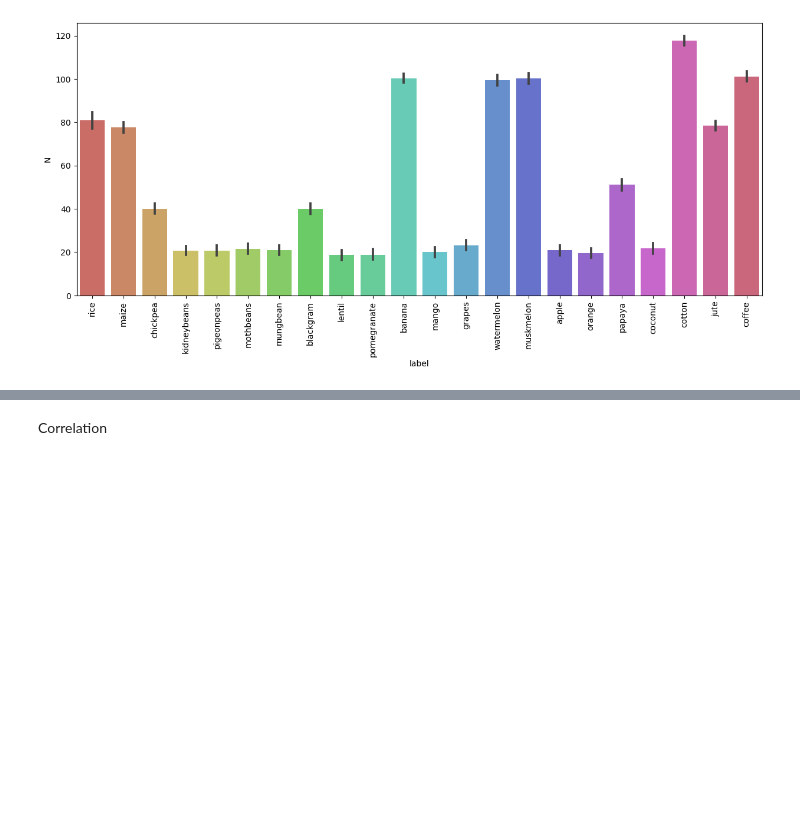
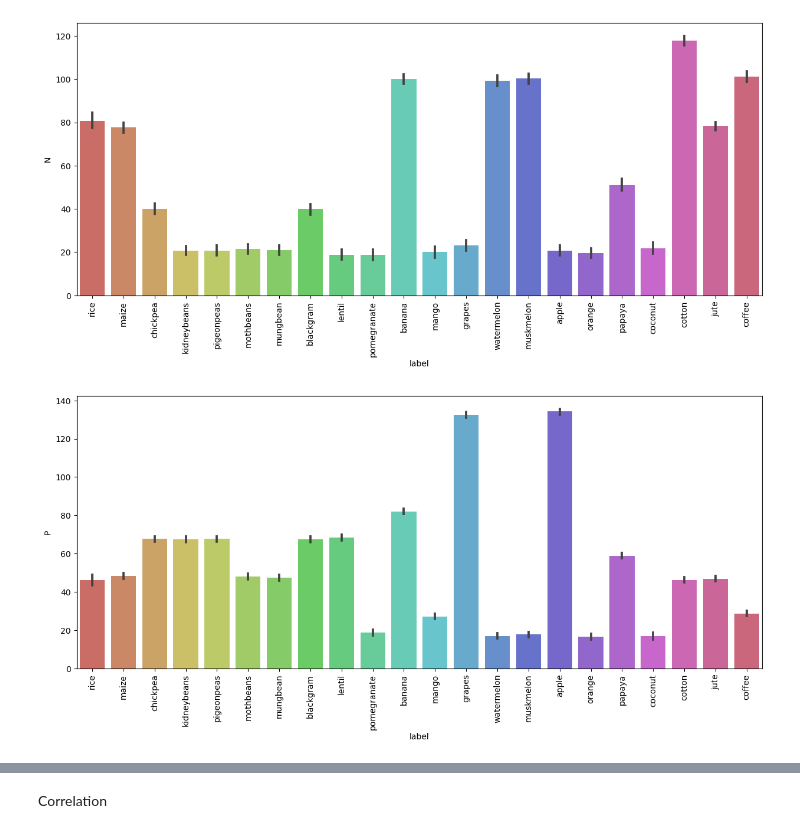
Before and after one commit to prabhjyot009/Crop-recommendation-system, a Jupyter notebook: mainpy.ipynb, the cells around one changed output, grey strips where cells are left out. Saved outputs shown, nothing was run; the diff lists cells and outputs as text; code cells hidden in the pictures; blank space fills up the shorter version.

```diff
--- a/mainpy.ipynb
+++ b/mainpy.ipynb
@@ -266,2 +268,11 @@ plt.show()
 # %% [output]
 [figure]
+# %%
+plt.figure(figsize=(15,6))
+sns.barplot(y='P',x='label',data=data,palette='hls')
+plt.xticks(rotation=90)
+plt.show()
+
+#this barplot shows that the phosphorous content is highest in grapes and lowest in kidneybeans
+# %% [output]
+[figure, added]
```
Also changed, not shown: parts of 11 cells of this notebook.
